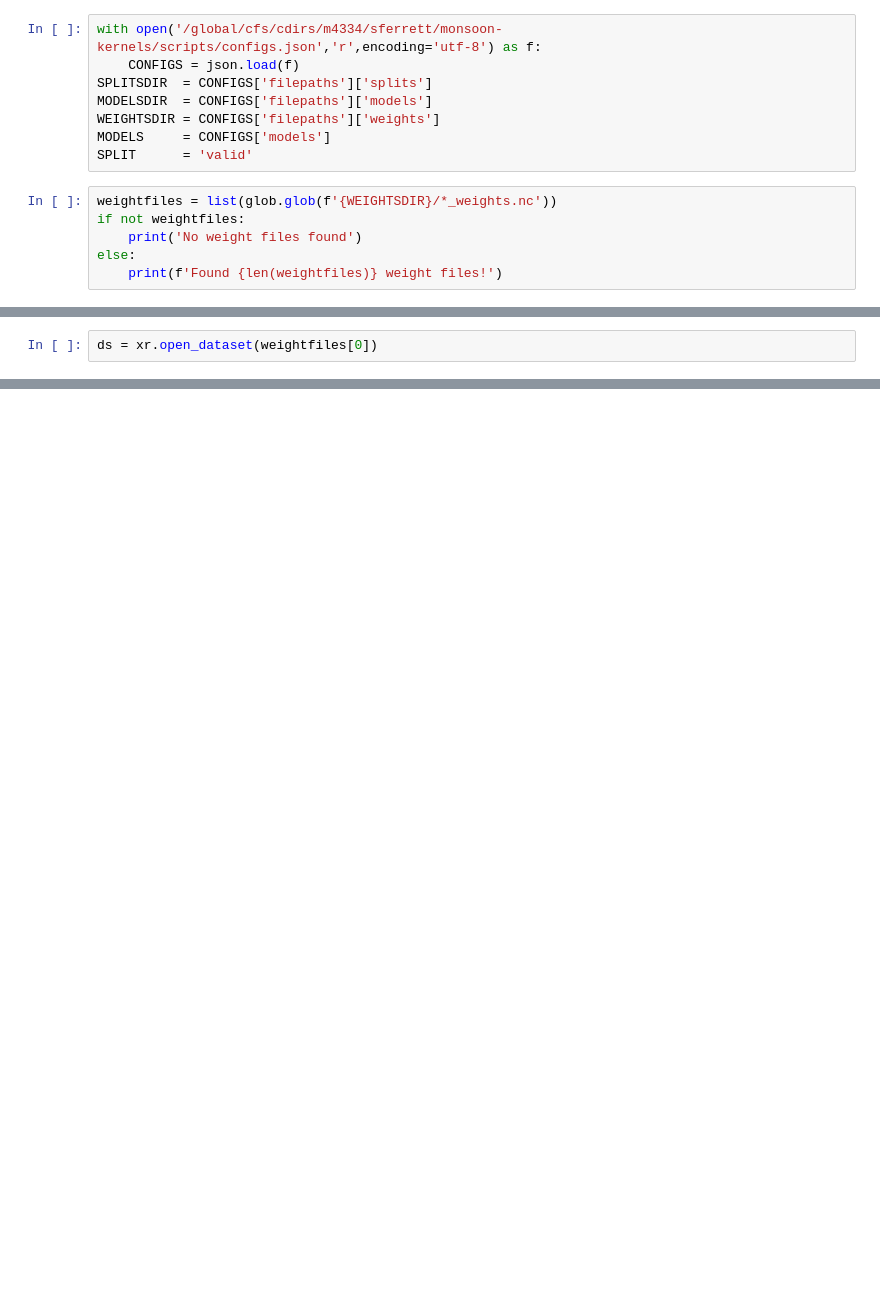
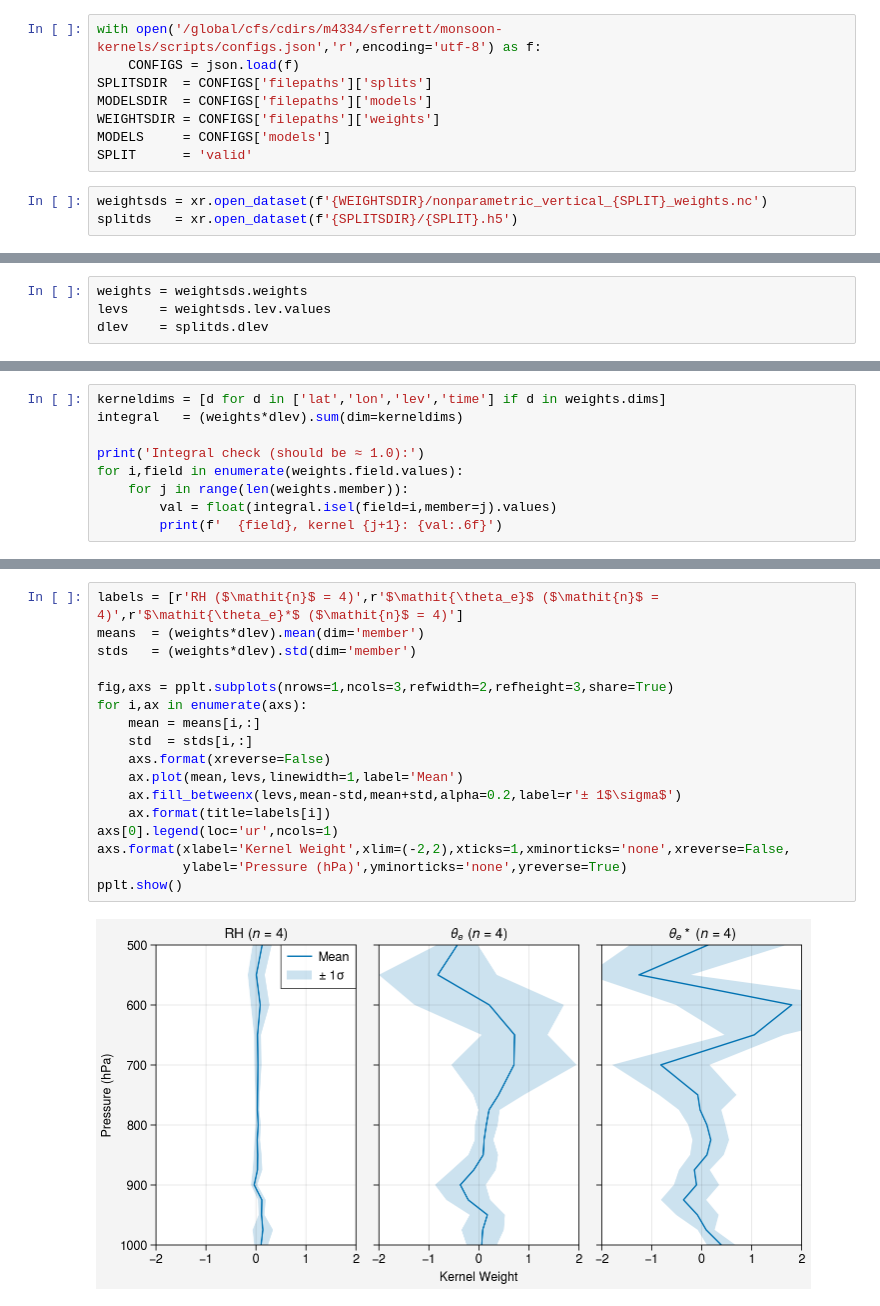
Before and after one commit to savannahferretti/monsoon-kernels, a Jupyter notebook: notebooks/weights.ipynb, the cells around one changed output, grey strips where cells are left out. Drawn from its saved outputs; the diff is of its cells as text; blank space fills up the shorter version.

```diff
--- a/notebooks/weights.ipynb
+++ b/notebooks/weights.ipynb
@@ -31,8 +18,5 @@ WEIGHTSDIR = CONFIGS['filepaths']['weights']
 MODELS     = CONFIGS['models']
 SPLIT      = 'valid'
 # %%
-weightfiles = list(glob.glob(f'{WEIGHTSDIR}/*_weights.nc'))
-if not weightfiles:
-    print('No weight files found')
-else:
-    print(f'Found {len(weightfiles)} weight files!')
+weightsds = xr.open_dataset(f'{WEIGHTSDIR}/nonparametric_vertical_{SPLIT}_weights.nc')
+splitds   = xr.open_dataset(f'{SPLITSDIR}/{SPLIT}.h5')
@@ -41,2 +23,4 @@ Found 1 weight files!
 # %%
-ds = xr.open_dataset(weightfiles[0])
+weights = weightsds.weights
+levs    = weightsds.lev.values
+dlev    = splitds.dlev
@@ -103,0 +27,9 @@ fig.save('../figs/agu_weights.jpg',bbox_inches='tight')
+# %%
+kerneldims = [d for d in ['lat','lon','lev','time'] if d in weights.dims]
+integral   = (weights*dlev).sum(dim=kerneldims)
+
+print('Integral check (should be ≈ 1.0):')
+for i,field in enumerate(weights.field.values):
+    for j in range(len(weights.member)):
+        val = float(integral.isel(field=i,member=j).values)
+        print(f'  {field}, kernel {j+1}: {val:.6f}')
@@ -103,0 +50,19 @@ fig.save('../figs/agu_weights.jpg',bbox_inches='tight')
+# %%
+labels = [r'RH ($\mathit{n}$ = 4)',r'$\mathit{\theta_e}$ ($\mathit{n}$ = 4)',r'$\mathit{\theta_e}*$ ($\mathit{n}$ = 4)']
+means  = (weights*dlev).mean(dim='member')
+stds   = (weights*dlev).std(dim='member')
+
+fig,axs = pplt.subplots(nrows=1,ncols=3,refwidth=2,refheight=3,share=True)
+for i,ax in enumerate(axs):
+    mean = means[i,:]
+    std  = stds[i,:]
+    axs.format(xreverse=False)
+    ax.plot(mean,levs,linewidth=1,label='Mean')
+    ax.fill_betweenx(levs,mean-std,mean+std,alpha=0.2,label=r'± 1$\sigma$')
+    ax.format(title=labels[i])
+axs[0].legend(loc='ur',ncols=1)
+axs.format(xlabel='Kernel Weight',xlim=(-2,2),xticks=1,xminorticks='none',xreverse=False,
+           ylabel='Pressure (hPa)',yminorticks='none',yreverse=True)
+pplt.show()
+# %% [output]
+[figure, added]
```
Also changed, not shown: parts of 6 cells of this notebook, 6 other files.
